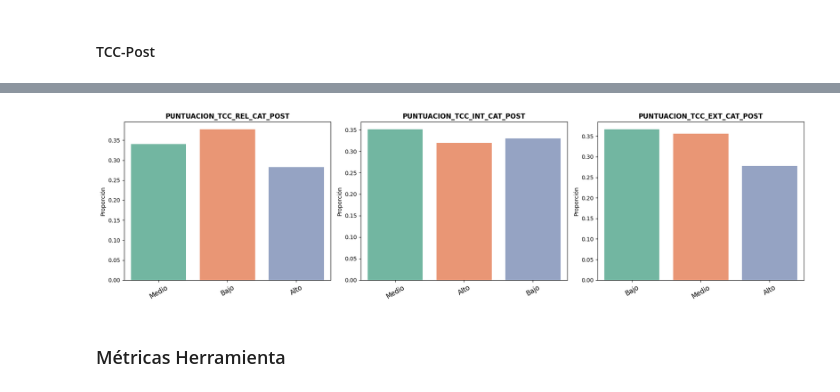
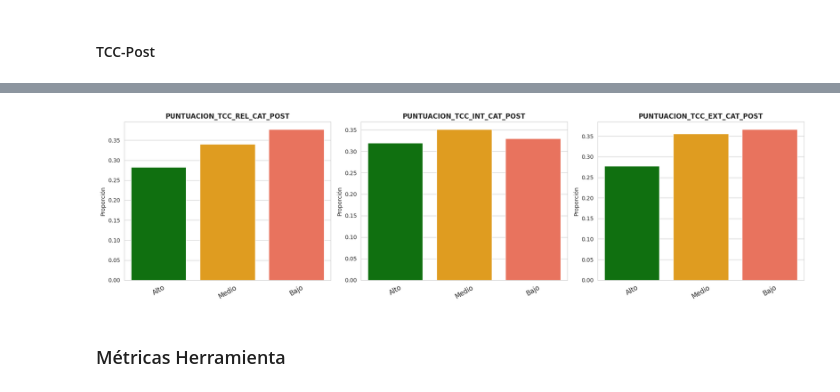
Before and after one commit to IBiDat/va-educational-impact, a Jupyter notebook: src/notebooks/educational_impact/educational_impact_analysis.ipynb, the cells around one changed output, grey strips where cells are left out. Drawn from its saved outputs; the diff is of its cells as text; code cells hidden in the pictures.

```diff
--- a/src/notebooks/educational_impact/educational_impact_analysis.ipynb
+++ b/src/notebooks/educational_impact/educational_impact_analysis.ipynb
@@ -242,6 +214,9 @@ forms_quant_cols = [col for col in forms_cols if col in quant_cols]
 forms_cat_cols = [col for col in forms_cols if col in cat_cols]
 # %% [markdown]
 #### TC-Hake
+# %%
+analysis_quant_cols = [col for col in forms_quant_cols if 'hake' in col]
+analysis_cat_cols = [col for col in forms_cat_cols if 'hake' in col]
 # %%
 plot_quant_distribution(
     df = forms_interactions_df,
@@ -298,3 +273,17 @@ plot_cat_comparison(
 [figure]
 # %% [markdown]
 #### TC-Hake por Grupos (Control vs Experimental)
+# %%
+for col in analysis_quant_cols:
+
+    print("="*150)
+    print(col.upper())
+    print("="*150)
+
+    display(
+        group_stats(
+            df = forms_interactions_df.filter(~ pl.col('id').is_in(problematic_experimental_ids)),
+            cols =  [col],
+            group_by = 'grupo'
+        ).sort('grupo')
+    )
@@ -345,3 +359,17 @@ plot_cat_comparison(
 [figure]
 # %% [markdown]
 #### TC-Hake por Grupos Avanzado (Control vs Tipos de Experimentales)
+# %%
+for col in analysis_quant_cols:
+
+    print("="*150)
+    print(col.upper())
+    print("="*150)
+
+    display(
+        group_stats(
+            df = forms_interactions_df.filter(~ pl.col('id').is_in(problematic_experimental_ids)),
+            cols =  [col],
+            group_by = 'grupo_segmented'
+        ).sort('grupo_segmented')
+    )
@@ -447,12 +574,13 @@ plot_quant_distribution(
 # %%
 plot_cat_distribution(
     df = forms_interactions_df,
     cat_cols = [col for col in forms_cat_cols if 'tcc_' in col],
     max_cols=3,
-    palette="Set2"
+    order=['Alto', 'Medio', 'Bajo'],
+    palette={'Alto': 'green', 'Medio': 'orange', 'Bajo': 'tomato'},
 )
 # %% [output]
-[figure, old version]
+[figure, new version]
 # %% [markdown]
 ### Métricas Herramienta
 # %%
```
Also changed, not shown: parts of 40 cells of this notebook, 3 other files.
